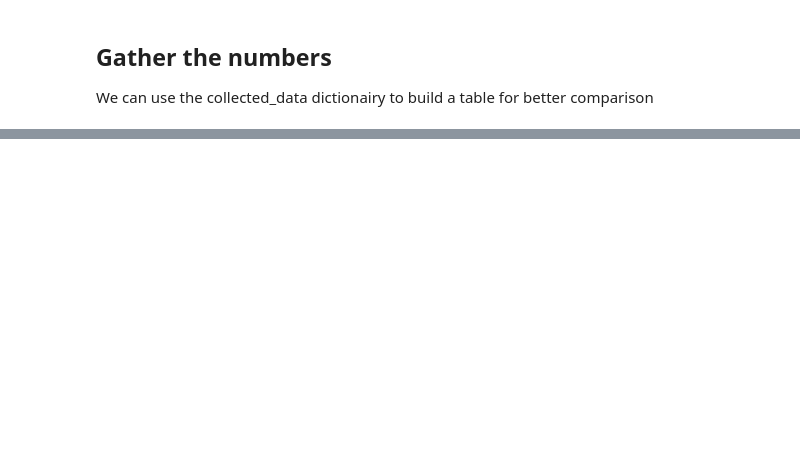
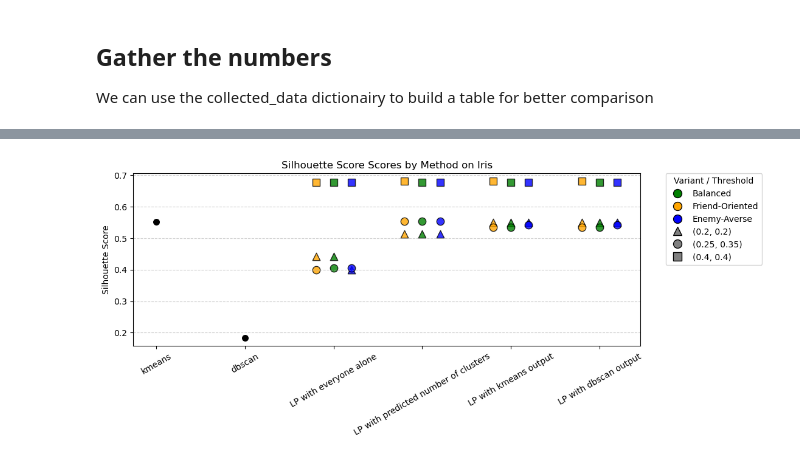
Before and after one commit to tr1gergo/local-popular, a Jupyter notebook: BenchmarkClustering.ipynb, the cells around one changed output, grey strips where cells are left out. Cells and saved outputs as stored; diff of their text form; code cells hidden in the pictures; blank space fills up the shorter version.

```diff
--- a/BenchmarkClustering.ipynb
+++ b/BenchmarkClustering.ipynb
@@ -463,3 +518,7 @@ plot_score_by_method(sorted_df.replace("n.A.",0), 'My 3 Circles', 'Silhouette Sc
+# %%
+plot_and_save(dfs, labels, 'Iris', "Silhouette Score")
+# %% [output]
+[figure, added]
 # %%
 for Dataset in ['Cancer' ,'Iris', 'Moons' ,'My 3 Circles']:
     for score in ['Rand Index', 'Silhouette Score', 'Davies Bouldin Score']:
```
Also changed, not shown: parts of 14 cells of this notebook, 1 other file.
